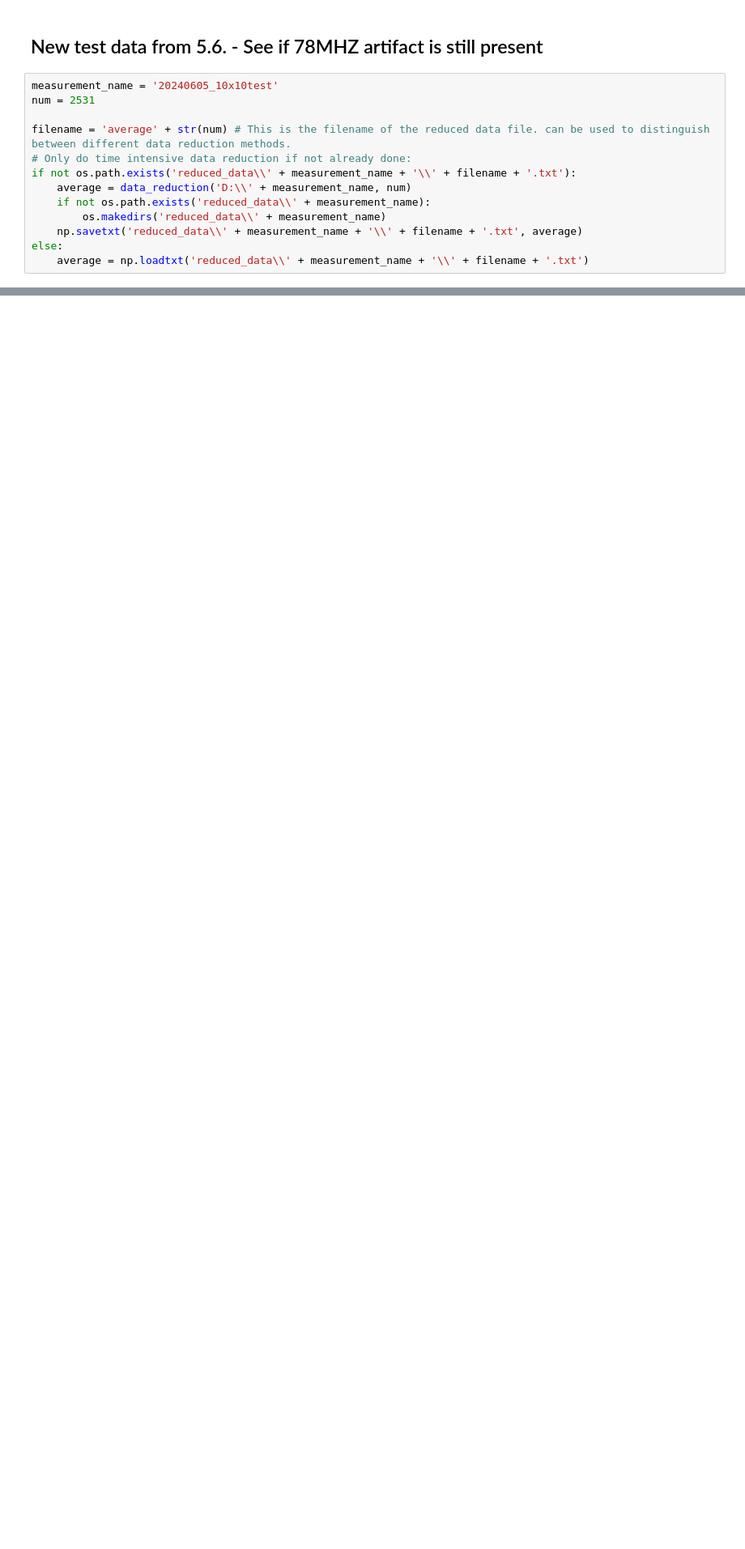
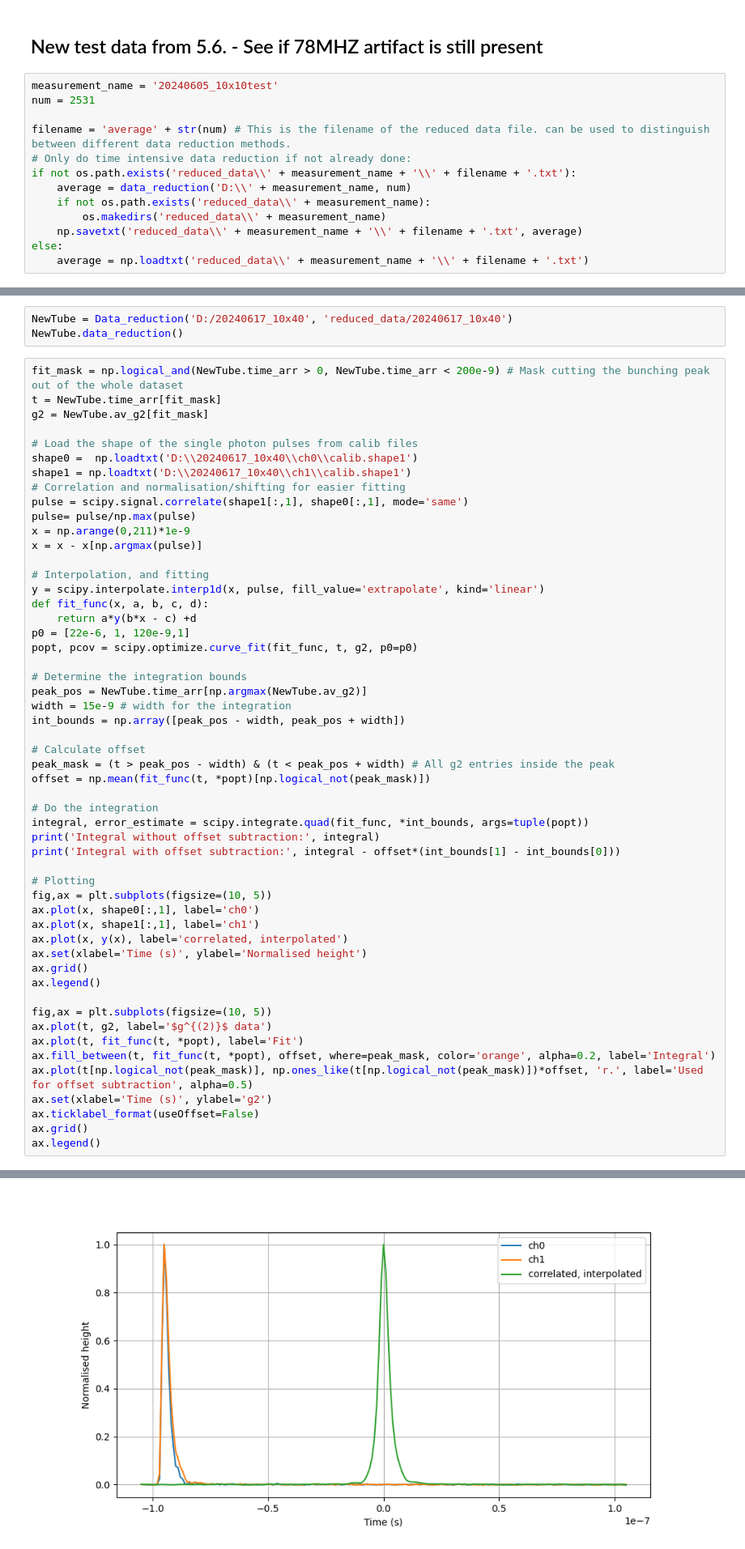
Before and after one commit to SteWey0/Bachelorarbeit, a Jupyter notebook: analysis_tests.ipynb, the cells around one changed output, grey strips where cells are left out. Shown at 81% size. Drawn from its saved outputs; the diff is of its cells as text; blank space fills up the shorter version.

```diff
--- a/analysis_tests.ipynb
+++ b/analysis_tests.ipynb
@@ -386,0 +481,57 @@ ax.set(xlabel='Frequency (MHz)', ylabel='Amplitude', yscale='log')
+# %%
+NewTube = Data_reduction('D:/20240617_10x40', 'reduced_data/20240617_10x40')
+NewTube.data_reduction()
+# %%
+fit_mask = np.logical_and(NewTube.time_arr > 0, NewTube.time_arr < 200e-9) # Mask cutting the bunching peak out of the whole dataset
+t = NewTube.time_arr[fit_mask]
+g2 = NewTube.av_g2[fit_mask]
+
+# Load the shape of the single photon pulses from calib files
+shape0 =  np.loadtxt('D:\\20240617_10x40\\ch0\\calib.shape1')
+shape1 = np.loadtxt('D:\\20240617_10x40\\ch1\\calib.shape1')
+# Correlation and normalisation/shifting for easier fitting
+pulse = scipy.signal.correlate(shape1[:,1], shape0[:,1], mode='same')
+pulse= pulse/np.max(pulse)
+x = np.arange(0,211)*1e-9
+x = x - x[np.argmax(pulse)]
+
+# Interpolation, and fitting
+y = scipy.interpolate.interp1d(x, pulse, fill_value='extrapolate', kind='linear')
+def fit_func(x, a, b, c, d):
+    return a*y(b*x - c) +d
+p0 = [22e-6, 1, 120e-9,1]
+popt, pcov = scipy.optimize.curve_fit(fit_func, t, g2, p0=p0)
+
+# Determine the integration bounds
+peak_pos = NewTube.time_arr[np.argmax(NewTube.av_g2)]
+width = 15e-9 # width for the integration
+int_bounds = np.array([peak_pos - width, peak_pos + width])
+
+# Calculate offset
+peak_mask = (t > peak_pos - width) & (t < peak_pos + width) # All g2 entries inside the peak
+offset = np.mean(fit_func(t, *popt)[np.logical_not(peak_mask)])
+
+# Do the integration
+integral, error_estimate = scipy.integrate.quad(fit_func, *int_bounds, args=tuple(popt))
+print('Integral without offset subtraction:', integral)
+print('Integral with offset subtraction:', integral - offset*(int_bounds[1] - int_bounds[0]))
+
+# Plotting
+fig,ax = plt.subplots(figsize=(10, 5))
+ax.plot(x, shape0[:,1], label='ch0')
+ax.plot(x, shape1[:,1], label='ch1')
+ax.plot(x, y(x), label='correlated, interpolated')
+ax.set(xlabel='Time (s)', ylabel='Normalised height')
+ax.grid()
+ax.legend()
+
+fig,ax = plt.subplots(figsize=(10, 5))
+ax.plot(t, g2, label='$g^{(2)}$ data')
+ax.plot(t, fit_func(t, *popt), label='Fit')
+ax.fill_between(t, fit_func(t, *popt), offset, where=peak_mask, color='orange', alpha=0.2, label='Integral')
+ax.plot(t[np.logical_not(peak_mask)], np.ones_like(t[np.logical_not(peak_mask)])*offset, 'r.', label='Used for offset subtraction', alpha=0.5)
+ax.set(xlabel='Time (s)', ylabel='g2')
+ax.ticklabel_format(useOffset=False)
+ax.grid()
+ax.legend()
+# %% [output]
@@ -386,0 +541 @@ ax.set(xlabel='Frequency (MHz)', ylabel='Amplitude', yscale='log')
+[figure, added]
```
Also changed, not shown: parts of 23 cells of this notebook, 2 other files.
